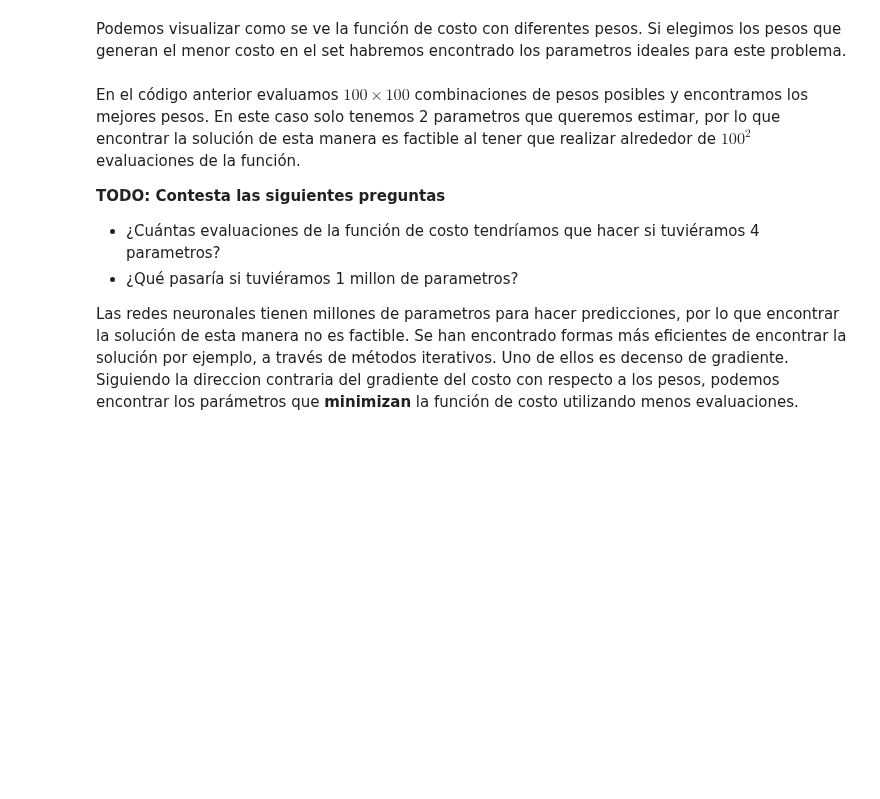
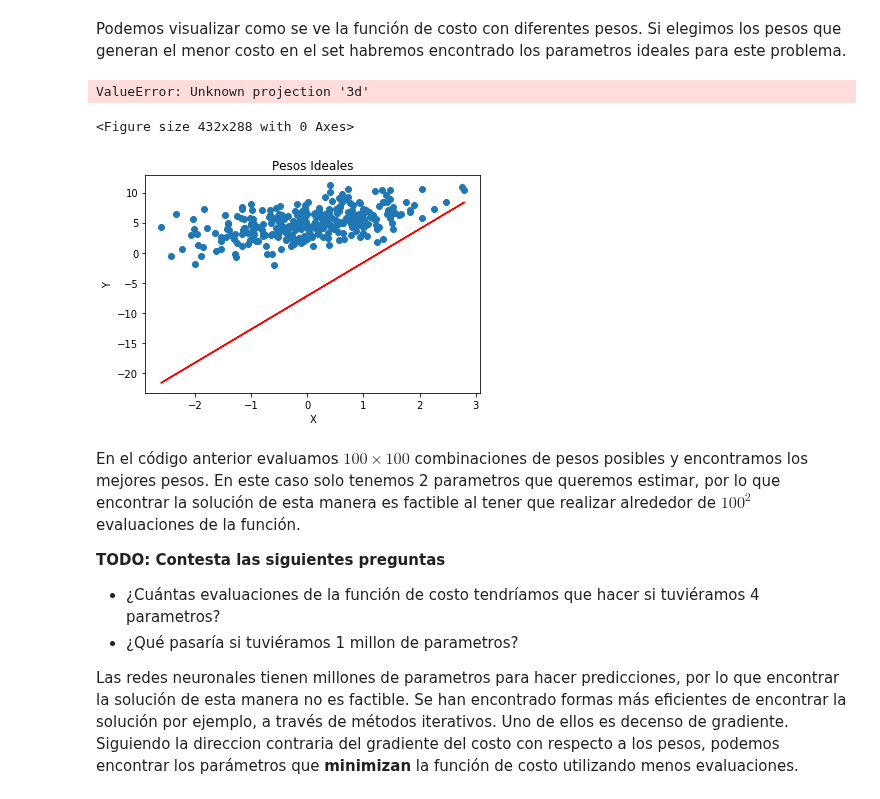
Before and after one commit to israelito123/SI24_LosCapybaros, a Jupyter notebook: src/si24/ejercicios/E03_linear_reg/LosCapybaros/gradient_descent.ipynb, the cells around one changed output. Saved outputs shown, nothing was run; the diff lists cells and outputs as text; code cells hidden in the pictures; blank space fills up the shorter version.

```diff
--- a/src/si24/ejercicios/E03_linear_reg/LosCapybaros/gradient_descent.ipynb
+++ b/src/si24/ejercicios/E03_linear_reg/LosCapybaros/gradient_descent.ipynb
@@ -90,8 +85,14 @@ W = np.stack([w0_flat, w1_flat], axis=0)
 # TODO: calcula el costo de las predicciones (y_pred) contra etiquetas (y_train)
 # usando las 100x100 combindaciones de parametros (W)
 # ====== Start of solution =====
-y_pred = ...
-calc_cost = ...
+calc_cost = np.zeros((100, 100))
+
+for index in range(100):
+    for subindex in range(100):
+        w = np.array([W[0, index], W[1, subindex]])
+        y_pred = np.dot(x_train, w)
+        calc_cost[index, subindex] = np.mean(np.square(y_train-y_pred))
+
 # ====== End of solution =====
 
 # Graficamos los parametros w con su respectivo costo en el eje de las x
@@ -101,26 +102,39 @@ ax.scatter(w0_flat, w1_flat, calc_cost)
 
 # TODO: Escribe a qué valor corresponde cada eje
 # ====== Start of solution =====
-ax.set_xlabel(...)
-ax.set_ylabel(...)
-ax.set_zlabel(...)
+ax.set_xlabel('w0')
+ax.set_ylabel('w1')
+ax.set_zlabel('costo')
 # ====== End of solution =====
 plt.show()
+# %% [output]
+ValueError: Unknown projection '3d'
+<Figure size 432x288 with 0 Axes>
 # %%
 # Podemos encontrar la combinación de pesos que minimizan el costo
 # Y de esta manera encontrar los pesos ideales
 best_idx = np.argmin(calc_cost)
 search_w0 = w0_flat[best_idx]
 search_w1 = w1_flat[best_idx]
 search_w = [[search_w0], [search_w1]]
 
 plt.scatter(X, target_y)
 # TODO: Grafica la línea de regresión generada por tu modelo search_w
 # Encima de las muestras dadas
 # ====== Start of solution =====
-pred_y = ...
-plt.plot(...)
+pred_y = search_w[0]*X + search_w[1]
+
+# Grafica la línea de regresión
+plt.plot(X, pred_y, color='red')
+
+plt.xlabel('X')
+plt.ylabel('Y')
+plt.title('Pesos Ideales')
+
+plt.show()
 # ====== End of solution =====
+# %% [output]
+[figure, added]
 # %% [markdown]
 En el código anterior evaluamos $100 \times 100$ combinaciones de pesos posibles y encontramos los mejores pesos. En este caso solo tenemos 2 parametros que queremos estimar, por lo que encontrar la solución de esta manera es factible al tener que realizar alrededor de $100^2$ evaluaciones de la función.
 
```
Also changed, not shown: parts of 2 cells of this notebook.
